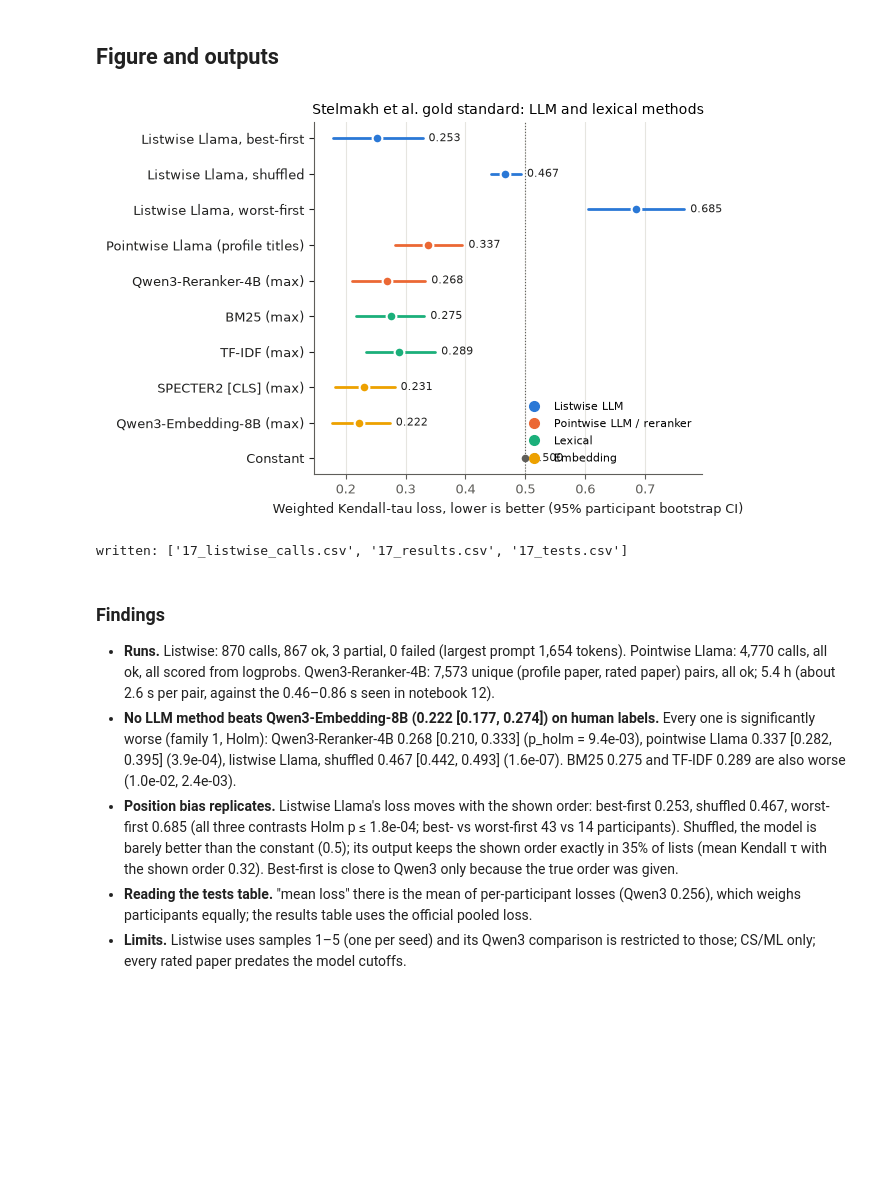
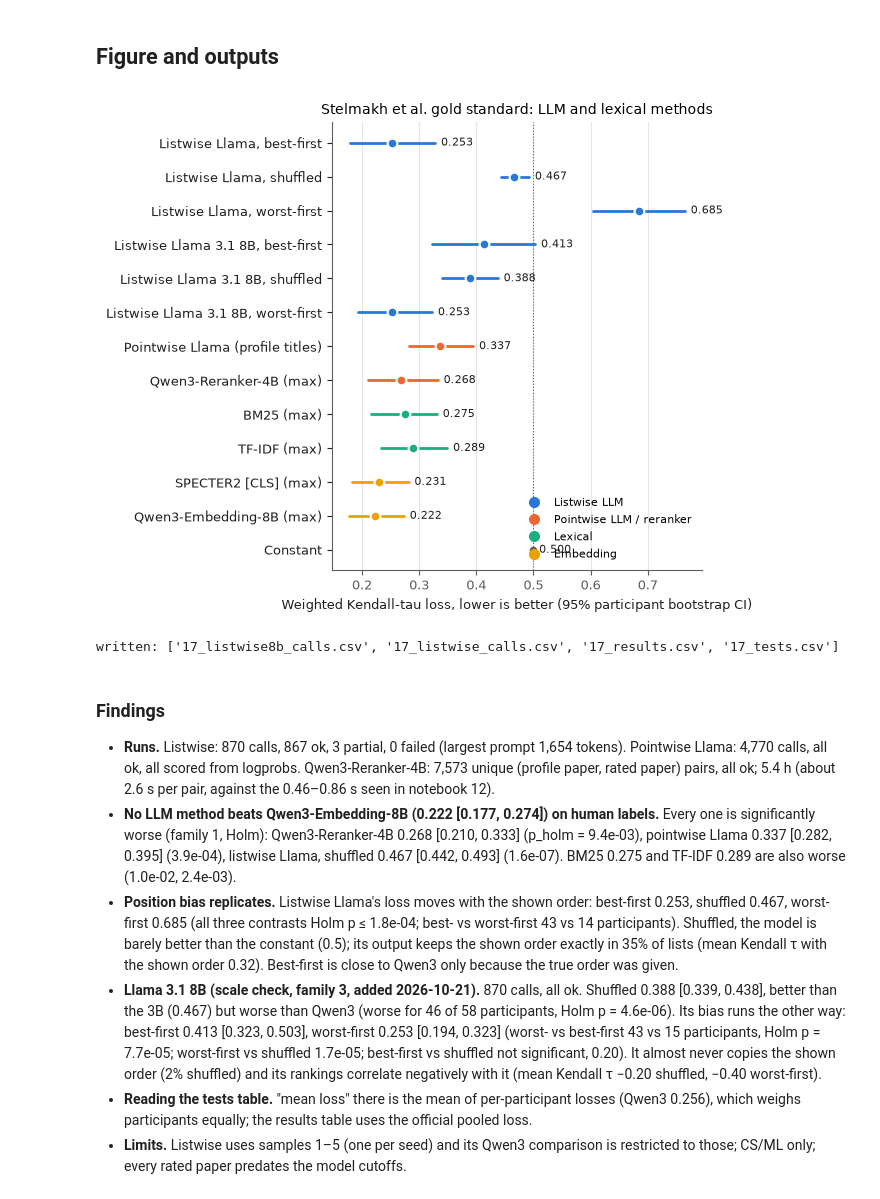
Before and after one commit to senaoz/SWE-599, a Jupyter notebook: research/v2/17_llm_goldstandard.ipynb, the cells around one changed output. Saved outputs shown, nothing was run; the diff lists cells and outputs as text; code cells hidden in the pictures; blank space fills up the shorter version.

Commit message:
Add Llama 3.1 8B to the gold-standard notebook

```diff
--- a/research/v2/17_llm_goldstandard.ipynb
+++ b/research/v2/17_llm_goldstandard.ipynb
@@ -98,12 +106,12 @@ status counts: {'ok': 867, 'partial': 3}
 | best_first | 290 | 1.000 | 0.000 | 0.0 | 0.424 | 0.433 | 1654 |
 | worst_first | 290 | 0.997 | 0.003 | 0.0 | 0.345 | 0.279 | 1654 |
 # %%
-def listwise_preds(order):
+def listwise_preds(c, order):
     out = []
     for s in SEEDS:
-        rows = calls[(calls.order == order) & (calls.seed == s)]
+        rows = c[(c.order == order) & (c.seed == s)]
         out.append({r.reviewer: {p: float(r.n - k) for k, p in enumerate(r.ranked)} for r in rows.itertuples()})
     return out
 
 for o in gs.ORDERS:
-    add(f"listwise_{o}", listwise_preds(o), SEEDS)
+    add(f"listwise_{o}", listwise_preds(calls, o), SEEDS)
@@ -109,0 +122,8 @@ for o in gs.ORDERS:
+# %%
+CACHE8 = CACHE / "llama8b"
+calls8 = load_calls(CACHE8)
+summary8 = call_summary(calls8)
+print("8B status counts:", calls8.status.value_counts().to_dict())
+for o in gs.ORDERS:
+    add(f"listwise8b_{o}", listwise_preds(calls8, o), SEEDS)
+summary8.round(3)
@@ -144,7 +171,8 @@ NAMES = {"qwen": "Qwen3-Embedding-8B (max)", "specter2": "SPECTER2 [CLS] (max)",
          "tfidf": "TF-IDF (max)", "listwise_shuffled": "Listwise Llama, shuffled",
          "listwise_best_first": "Listwise Llama, best-first", "listwise_worst_first": "Listwise Llama, worst-first",
          "pointwise_llama": "Pointwise Llama (profile titles)", "qwen3_reranker": "Qwen3-Reranker-4B (max)",
-         "constant": "Constant"}
+         "constant": "Constant",
+         **{f"listwise8b_{o}": f"Listwise Llama 3.1 8B, {o.replace('_', '-')}" for o in gs.ORDERS}}
 rows = []
 for name, P in preds.items():
     point, lo, hi = bc.bootstrap_ci(P, refs, N_BOOT, SEED)
@@ -212,28 +249,29 @@ show
 ## Figure and outputs
 # %%
 setup_style()
-order = [m for m in ["listwise_best_first", "listwise_shuffled", "listwise_worst_first", "pointwise_llama",
+order = [m for m in ["listwise_best_first", "listwise_shuffled", "listwise_worst_first",
+                     "listwise8b_best_first", "listwise8b_shuffled", "listwise8b_worst_first", "pointwise_llama",
                      "qwen3_reranker", "bm25", "tfidf", "specter2", "qwen", "constant"] if m in results.index]
 grp = lambda m: 0 if m.startswith("listwise") else 1 if m in ("pointwise_llama", "qwen3_reranker") \
       else 2 if m in ("bm25", "tfidf") else 3
 t = results.loc[order[::-1]]
 fig, ax = plt.subplots(figsize=(6.4, 0.32 * len(t) + 1.2))
 for y, (m, r) in enumerate(t.iterrows()):
     c = SLOTS[grp(m)] if m != "constant" else INK_2
     ax.plot([r.lo, r.hi], [y, y], color=c, lw=2, solid_capstyle="round")
     ax.plot(r.loss, y, "o", color=c, mec="white", mew=1.5)
     ax.text(r.hi + 0.01, y, f"{r.loss:.3f}", va="center", fontsize=8, color=INK)
 ax.set_yticks(range(len(t)), [NAMES[m] for m in t.index])
 ax.axvline(0.5, color=INK_2, lw=0.8, ls=":")
 ax.set_xlabel("Weighted Kendall-tau loss, lower is better (95% participant bootstrap CI)")
 ax.set_title("Stelmakh et al. gold standard: LLM and lexical methods"); ax.grid(axis="y", visible=False)
 handles = [plt.Line2D([], [], marker="o", ls="", color=SLOTS[i], label=l)
            for i, l in enumerate(["Listwise LLM", "Pointwise LLM / reranker", "Lexical", "Embedding"])]
 ax.legend(handles=handles, loc="lower right", fontsize=8)
 fig.tight_layout()
 save(fig, "17_llm_goldstandard")
 # %% [output]
-[figure, old version]
+[figure, new version]
 # %%
 for name in [m for m in preds if m not in ("qwen", "specter2", "constant")]:
     algo = name.replace("_", "-")
@@ -243,14 +281,16 @@ for name in [m for m in preds if m not in ("qwen", "specter2", "constant")]:
 results.reset_index().to_csv(OUT / "17_results.csv", index=False, float_format="%.6g")
 tests.to_csv(OUT / "17_tests.csv", index=False, float_format="%.6g")
 summary.reset_index().to_csv(OUT / "17_listwise_calls.csv", index=False, float_format="%.6g")
+summary8.reset_index().to_csv(OUT / "17_listwise8b_calls.csv", index=False, float_format="%.6g")
 print("written:", sorted(p.name for p in OUT.glob("17_*.csv")))
 # %% [output]
-written: ['17_listwise_calls.csv', '17_results.csv', '17_tests.csv']
+written: ['17_listwise8b_calls.csv', '17_listwise_calls.csv', '17_results.csv', '17_tests.csv']
 # %% [markdown]
 ### Findings
 
 - **Runs.** Listwise: 870 calls, 867 ok, 3 partial, 0 failed (largest prompt 1,654 tokens). Pointwise Llama: 4,770 calls, all ok, all scored from logprobs. Qwen3-Reranker-4B: 7,573 unique (profile paper, rated paper) pairs, all ok; 5.4 h (about 2.6 s per pair, against the 0.46–0.86 s seen in notebook 12).
 - **No LLM method beats Qwen3-Embedding-8B (0.222 [0.177, 0.274]) on human labels.** Every one is significantly worse (family 1, Holm): Qwen3-Reranker-4B 0.268 [0.210, 0.333] (p_holm = 9.4e-03), pointwise Llama 0.337 [0.282, 0.395] (3.9e-04), listwise Llama, shuffled 0.467 [0.442, 0.493] (1.6e-07). BM25 0.275 and TF-IDF 0.289 are also worse (1.0e-02, 2.4e-03).
 - **Position bias replicates.** Listwise Llama's loss moves with the shown order: best-first 0.253, shuffled 0.467, worst-first 0.685 (all three contrasts Holm p ≤ 1.8e-04; best- vs worst-first 43 vs 14 participants). Shuffled, the model is barely better than the constant (0.5); its output keeps the shown order exactly in 35% of lists (mean Kendall τ with the shown order 0.32). Best-first is close to Qwen3 only because the true order was given.
+- **Llama 3.1 8B (scale check, family 3, added 2026-10-21).** 870 calls, all ok. Shuffled 0.388 [0.339, 0.438], better than the 3B (0.467) but worse than Qwen3 (worse for 46 of 58 participants, Holm p = 4.6e-06). Its bias runs the other way: best-first 0.413 [0.323, 0.503], worst-first 0.253 [0.194, 0.323] (worst- vs best-first 43 vs 15 participants, Holm p = 7.7e-05; worst-first vs shuffled 1.7e-05; best-first vs shuffled not significant, 0.20). It almost never copies the shown order (2% shuffled) and its rankings correlate negatively with it (mean Kendall τ −0.20 shuffled, −0.40 worst-first).
 - **Reading the tests table.** "mean loss" there is the mean of per-participant losses (Qwen3 0.256), which weighs participants equally; the results table uses the official pooled loss.
 - **Limits.** Listwise uses samples 1–5 (one per seed) and its Qwen3 comparison is restricted to those; CS/ML only; every rated paper predates the model cutoffs.
```
Also changed, not shown: parts of 7 cells of this notebook, 20 other files.
